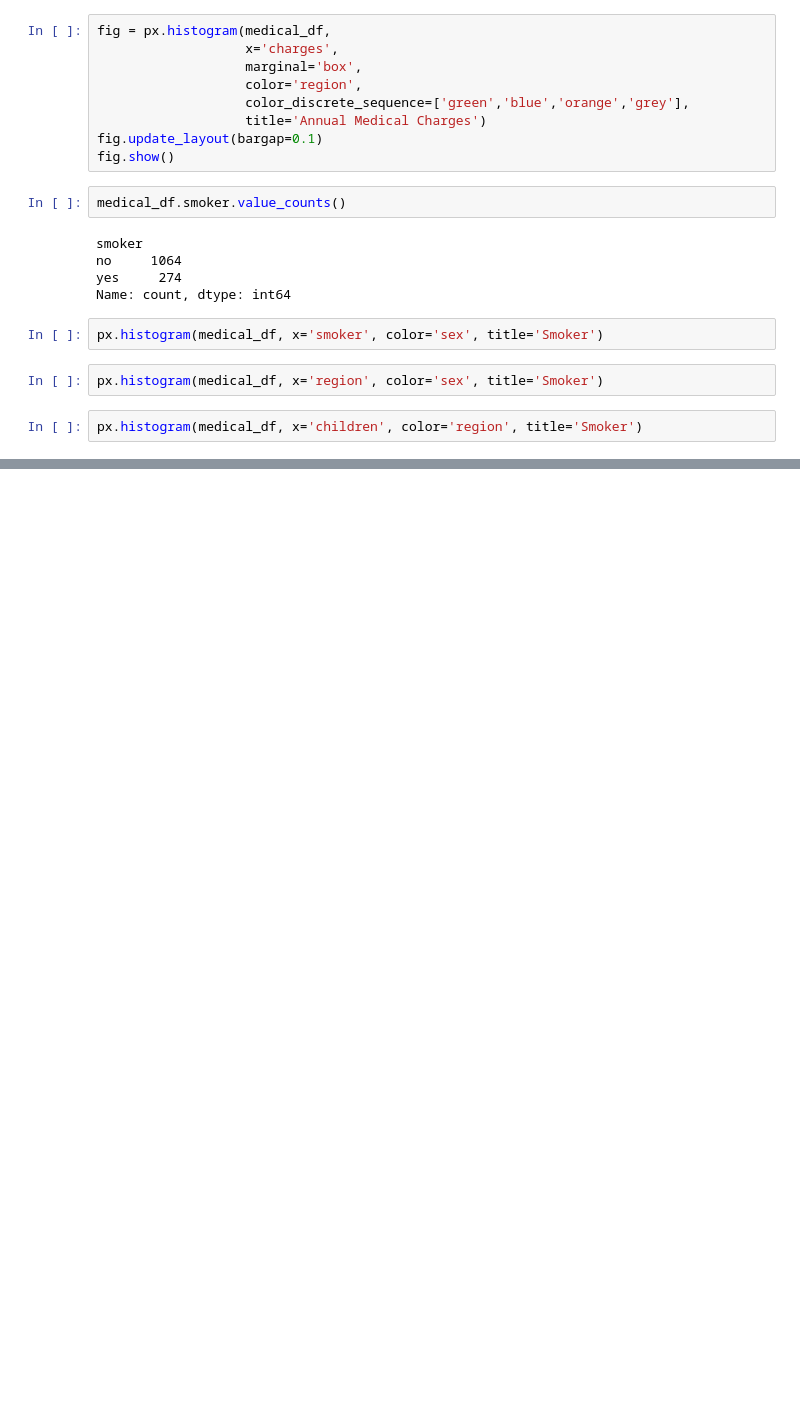
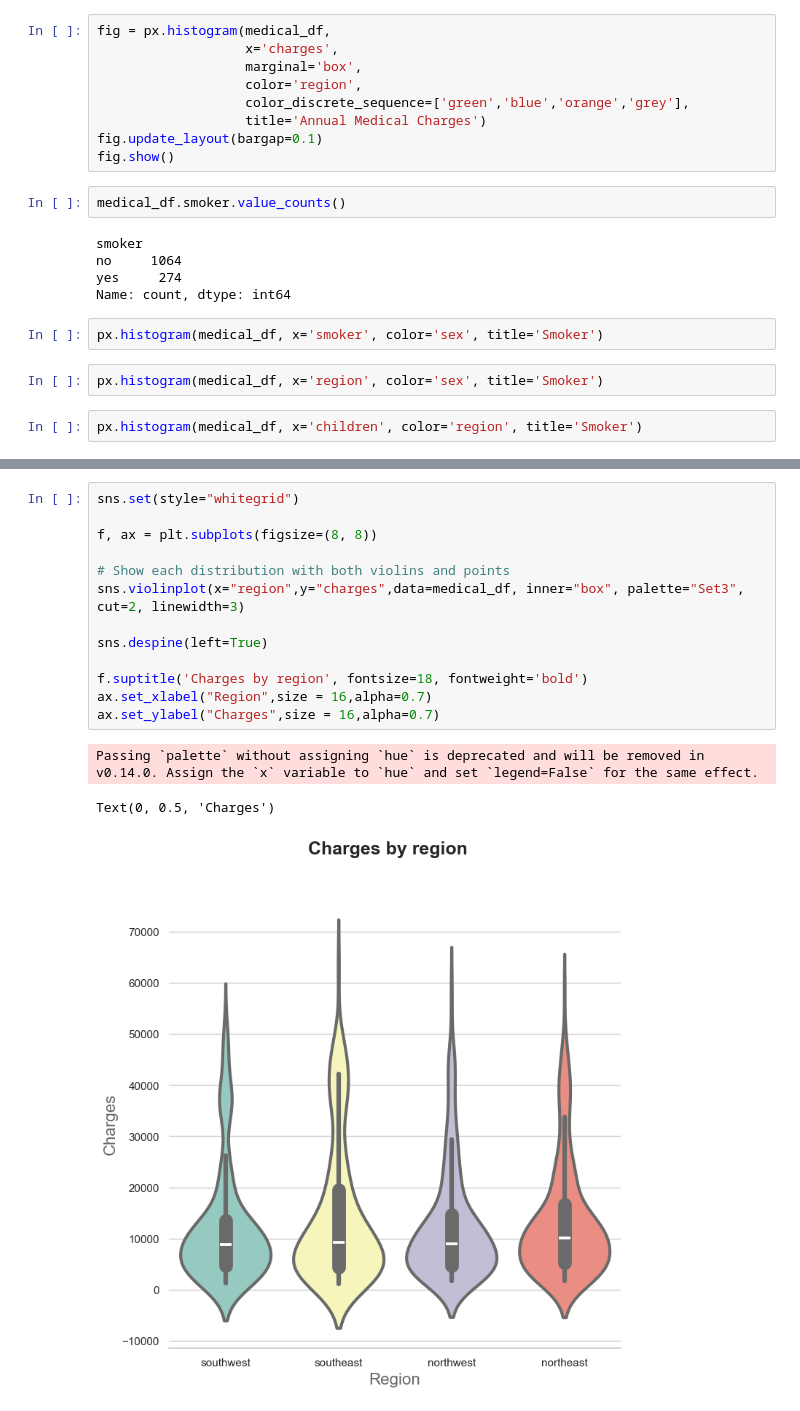
Before and after one commit to gachempa/KRBV0723, a Jupyter notebook: MachineLearning/ML-MedicalCharges.ipynb, the cells around one changed output, grey strips where cells are left out. Drawn from its saved outputs; the diff is of its cells as text; blank space fills up the shorter version.

Commit message:
added violin plot

```diff
--- a/MachineLearning/ML-MedicalCharges.ipynb
+++ b/MachineLearning/ML-MedicalCharges.ipynb
@@ -128,0 +169,17 @@ px.histogram(medical_df, x='children', color='region', title='Smoker')
+# %%
+sns.set(style="whitegrid")
+
+f, ax = plt.subplots(figsize=(8, 8))
+
+# Show each distribution with both violins and points
+sns.violinplot(x="region",y="charges",data=medical_df, inner="box", palette="Set3", cut=2, linewidth=3)
+
+sns.despine(left=True)
+
+f.suptitle('Charges by region', fontsize=18, fontweight='bold')
+ax.set_xlabel("Region",size = 16,alpha=0.7)
+ax.set_ylabel("Charges",size = 16,alpha=0.7)
+# %% [output]
+Passing `palette` without assigning `hue` is deprecated and will be removed in v0.14.0. Assign the `x` variable to `hue` and set `legend=False` for the same effect.
+Text(0, 0.5, 'Charges')
+[figure, added]
```
Also changed, not shown: parts of 4 cells of this notebook.
